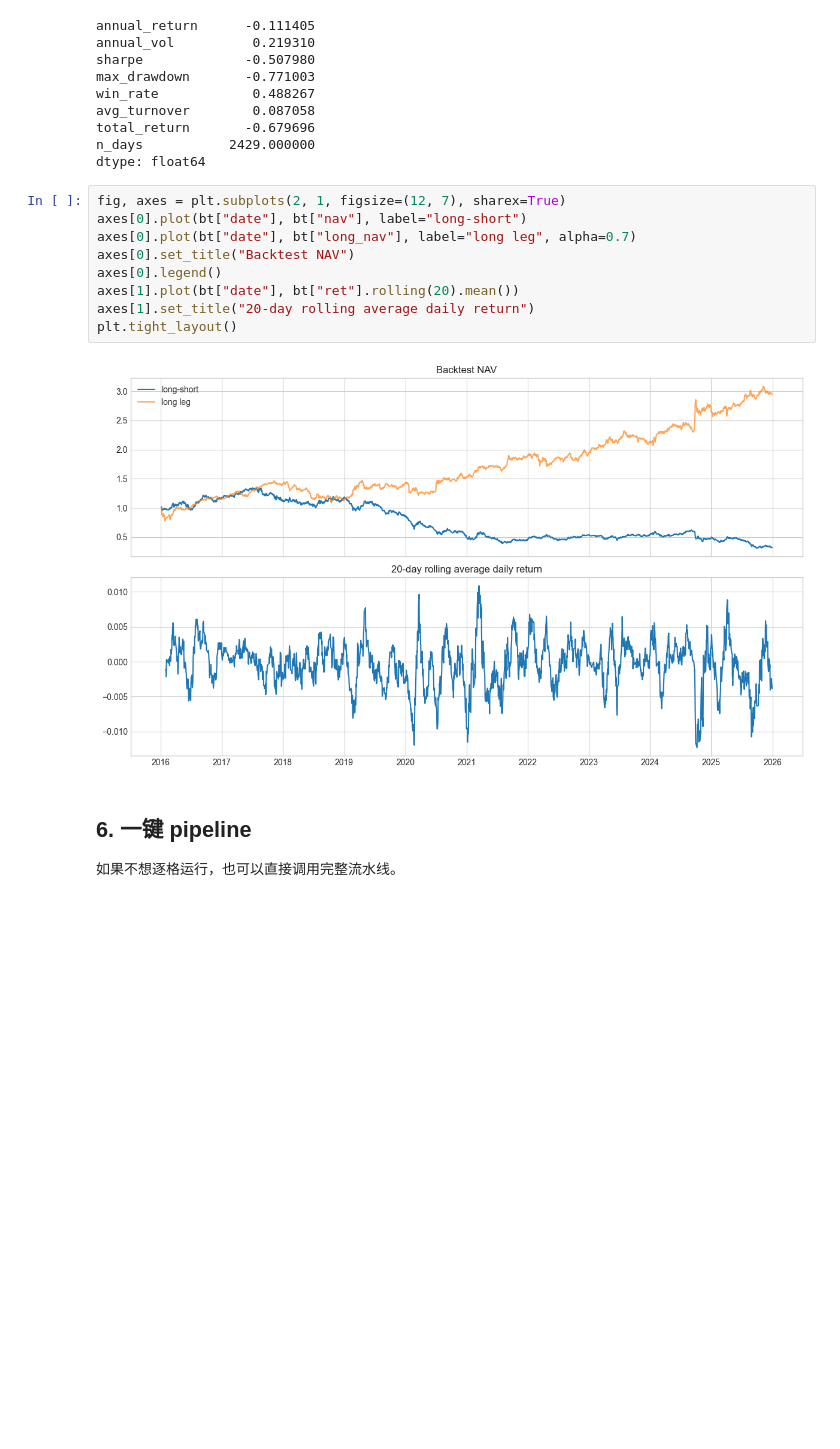
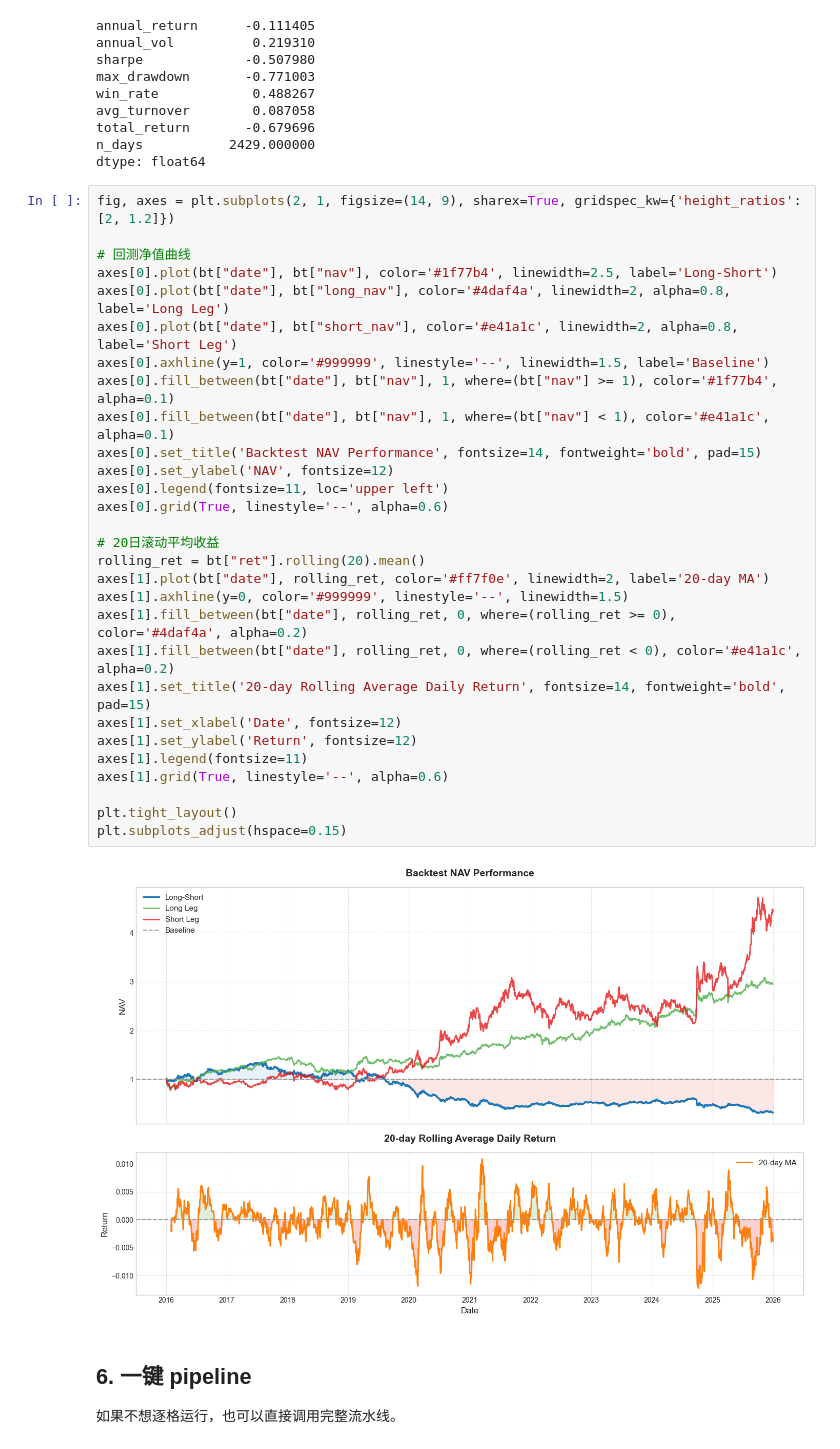
Before and after one commit to yimingma2408-stack/A-demo, a Jupyter notebook: notebook/quant_project_demo.ipynb, the cells around one changed output. Cells and saved outputs as stored; diff of their text form; blank space fills up the shorter version.

Commit message:
modify the plot

```diff
--- a/notebook/quant_project_demo.ipynb
+++ b/notebook/quant_project_demo.ipynb
@@ -194,17 +185,37 @@ avg_turnover        0.087058
 total_return       -0.679696
 n_days           2429.000000
 dtype: float64
-# %%
-fig, axes = plt.subplots(2, 1, figsize=(12, 7), sharex=True)
-axes[0].plot(bt["date"], bt["nav"], label="long-short")
-axes[0].plot(bt["date"], bt["long_nav"], label="long leg", alpha=0.7)
-axes[0].set_title("Backtest NAV")
-axes[0].legend()
-axes[1].plot(bt["date"], bt["ret"].rolling(20).mean())
-axes[1].set_title("20-day rolling average daily return")
-plt.tight_layout()
-# %% [output]
-[figure, removed]
+# %%
+fig, axes = plt.subplots(2, 1, figsize=(14, 9), sharex=True, gridspec_kw={'height_ratios': [2, 1.2]})
+
+# 回测净值曲线
+axes[0].plot(bt["date"], bt["nav"], color='#1f77b4', linewidth=2.5, label='Long-Short')
+axes[0].plot(bt["date"], bt["long_nav"], color='#4daf4a', linewidth=2, alpha=0.8, label='Long Leg')
+axes[0].plot(bt["date"], bt["short_nav"], color='#e41a1c', linewidth=2, alpha=0.8, label='Short Leg')
+axes[0].axhline(y=1, color='#999999', linestyle='--', linewidth=1.5, label='Baseline')
+axes[0].fill_between(bt["date"], bt["nav"], 1, where=(bt["nav"] >= 1), color='#1f77b4', alpha=0.1)
+axes[0].fill_between(bt["date"], bt["nav"], 1, where=(bt["nav"] < 1), color='#e41a1c', alpha=0.1)
+axes[0].set_title('Backtest NAV Performance', fontsize=14, fontweight='bold', pad=15)
+axes[0].set_ylabel('NAV', fontsize=12)
+axes[0].legend(fontsize=11, loc='upper left')
+axes[0].grid(True, linestyle='--', alpha=0.6)
+
+# 20日滚动平均收益
+rolling_ret = bt["ret"].rolling(20).mean()
+axes[1].plot(bt["date"], rolling_ret, color='#ff7f0e', linewidth=2, label='20-day MA')
+axes[1].axhline(y=0, color='#999999', linestyle='--', linewidth=1.5)
+axes[1].fill_between(bt["date"], rolling_ret, 0, where=(rolling_ret >= 0), color='#4daf4a', alpha=0.2)
+axes[1].fill_between(bt["date"], rolling_ret, 0, where=(rolling_ret < 0), color='#e41a1c', alpha=0.2)
+axes[1].set_title('20-day Rolling Average Daily Return', fontsize=14, fontweight='bold', pad=15)
+axes[1].set_xlabel('Date', fontsize=12)
+axes[1].set_ylabel('Return', fontsize=12)
+axes[1].legend(fontsize=11)
+axes[1].grid(True, linestyle='--', alpha=0.6)
+
+plt.tight_layout()
+plt.subplots_adjust(hspace=0.15)
+# %% [output]
+[figure, added]
 # %% [markdown]
 ## 6. 一键 pipeline
 
```
Also changed, not shown: parts of 2 cells of this notebook, 1 other file.
